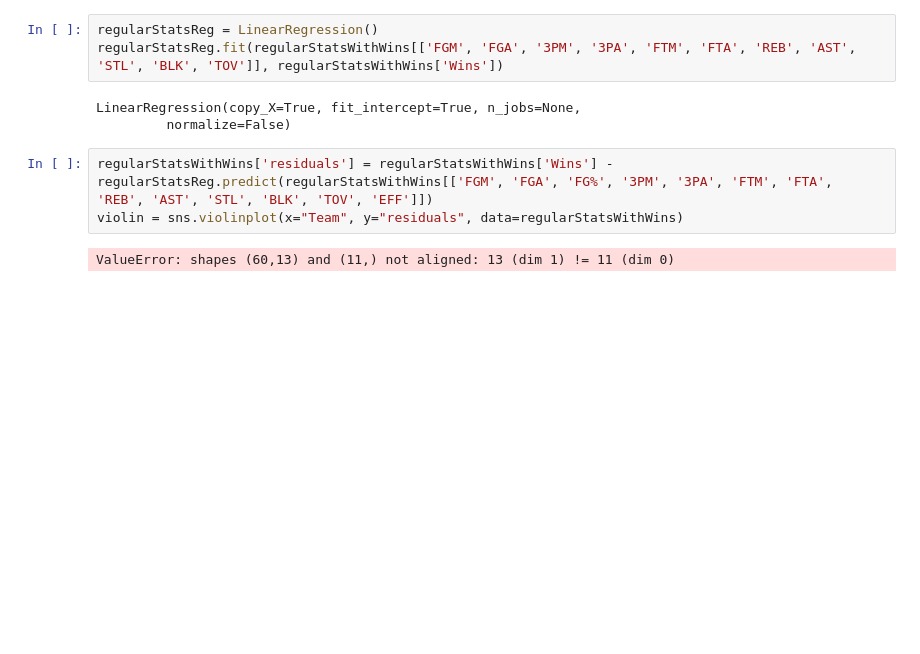
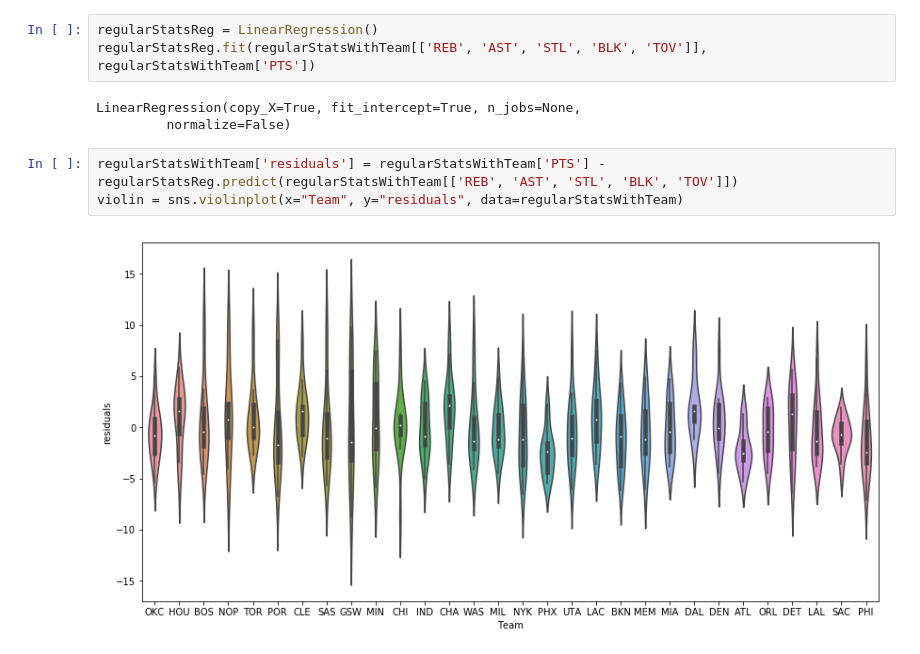
Before and after one commit to yairfax/CMSC320-final-project, a Jupyter notebook: Yair-Final-Project.ipynb, the cells around one changed output. Saved outputs shown, nothing was run; the diff lists cells and outputs as text; blank space fills up the shorter version.

```diff
--- a/Yair-Final-Project.ipynb
+++ b/Yair-Final-Project.ipynb
@@ -518,12 +521,12 @@ Index(['Team', 'PTS', 'FGM', 'FGA', 'FG%', '3PM', '3PA', '3P%', 'FTM', 'FTA',
 5 rows × 22 columns
 # %%
 regularStatsReg = LinearRegression()
-regularStatsReg.fit(regularStatsWithWins[['FGM', 'FGA', '3PM', '3PA', 'FTM', 'FTA', 'REB', 'AST', 'STL', 'BLK', 'TOV']], regularStatsWithWins['Wins'])
+regularStatsReg.fit(regularStatsWithTeam[['REB', 'AST', 'STL', 'BLK', 'TOV']], regularStatsWithTeam['PTS'])
 # %% [output]
 LinearRegression(copy_X=True, fit_intercept=True, n_jobs=None,
          normalize=False)
 # %%
-regularStatsWithWins['residuals'] = regularStatsWithWins['Wins'] - regularStatsReg.predict(regularStatsWithWins[['FGM', 'FGA', 'FG%', '3PM', '3PA', 'FTM', 'FTA', 'REB', 'AST', 'STL', 'BLK', 'TOV', 'EFF']])
-violin = sns.violinplot(x="Team", y="residuals", data=regularStatsWithWins)
+regularStatsWithTeam['residuals'] = regularStatsWithTeam['PTS'] - regularStatsReg.predict(regularStatsWithTeam[['REB', 'AST', 'STL', 'BLK', 'TOV']])
+violin = sns.violinplot(x="Team", y="residuals", data=regularStatsWithTeam)
 # %% [output]
-ValueError: shapes (60,13) and (11,) not aligned: 13 (dim 1) != 11 (dim 0)
+[figure, added]
```
Also changed, not shown: parts of 16 cells of this notebook, 1 other file.
